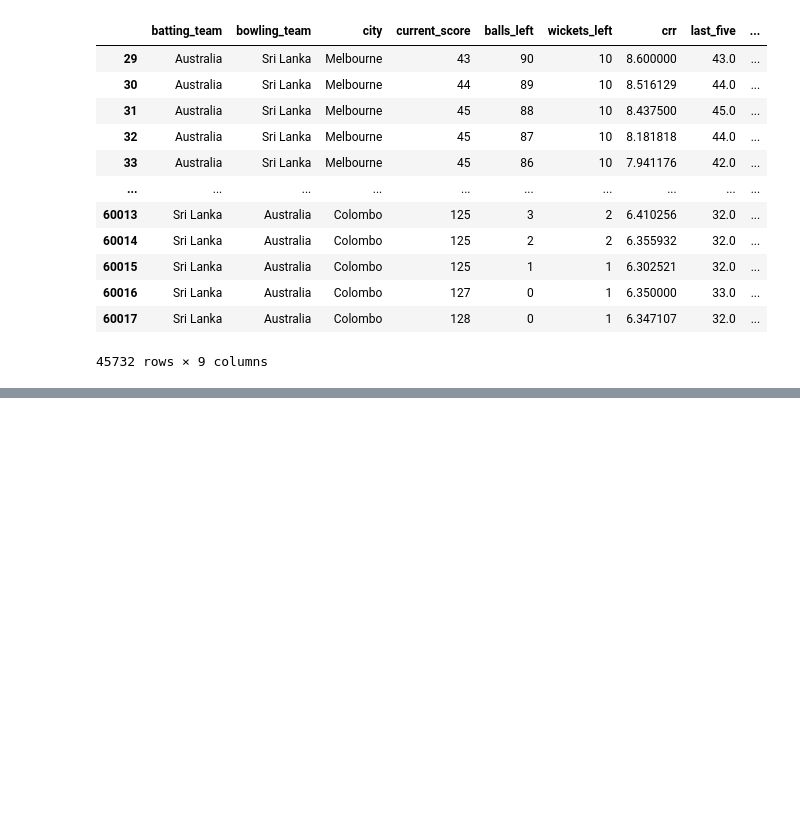
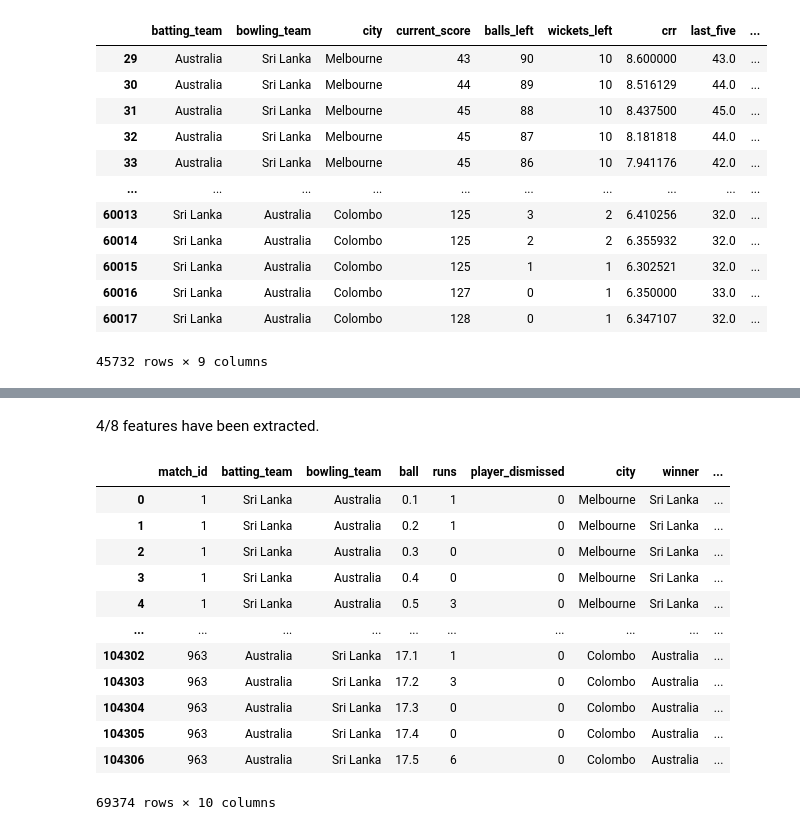
Before and after one commit to archit436/Cricket-T20-Score-Win-Predictor, a Jupyter notebook: feature_extraction.ipynb, the cells around one changed output, grey strips where cells are left out. Saved outputs shown, nothing was run; the diff lists cells and outputs as text; code cells hidden in the pictures; blank space fills up the shorter version.

```diff
--- a/feature_extraction.ipynb
+++ b/feature_extraction.ipynb
@@ -324,0 +435,27 @@ pickle.dump(final_df, open('dataset_level3_first_innings.pkl','wb'))
+# %% [markdown]
+4/8 features have been extracted.
+# %%
+# Now we focus on the balls left feature.
+# Start by splitting the data in 'ball' column into over and ball no.
+overs = df2['ball'].apply(lambda x:str(x).split(".")[0])
+ball_no = df2['ball'].apply(lambda x:str(x).split(".")[1])
+# We can use this computed data to now compute the balls left for every delivery line item.
+balls_bowled = (overs.astype('int')*6) + ball_no.astype('int') # No need to account for extras.
+balls_left = 120 - balls_bowled
+# Add this to the DataFrame
+df2.loc[:, 'balls_left'] = balls_left.apply(lambda x:0 if x<0 else x)
+df2
+# %% [output]
+|  | match_id | batting_team | bowling_team | ball | runs | player_dismissed | city | winner | ... |
+| 0 | 1 | Sri Lanka | Australia | 0.1 | 1 | 0 | Melbourne | Sri Lanka | ... |
+| 1 | 1 | Sri Lanka | Australia | 0.2 | 1 | 0 | Melbourne | Sri Lanka | ... |
+| 2 | 1 | Sri Lanka | Australia | 0.3 | 0 | 0 | Melbourne | Sri Lanka | ... |
+| 3 | 1 | Sri Lanka | Australia | 0.4 | 0 | 0 | Melbourne | Sri Lanka | ... |
+| 4 | 1 | Sri Lanka | Australia | 0.5 | 3 | 0 | Melbourne | Sri Lanka | ... |
+| ... | ... | ... | ... | ... | ... | ... | ... | ... | ... |
+| 104302 | 963 | Australia | Sri Lanka | 17.1 | 1 | 0 | Colombo | Australia | ... |
+| 104303 | 963 | Australia | Sri Lanka | 17.2 | 3 | 0 | Colombo | Australia | ... |
+| 104304 | 963 | Australia | Sri Lanka | 17.3 | 0 | 0 | Colombo | Australia | ... |
+| 104305 | 963 | Australia | Sri Lanka | 17.4 | 0 | 0 | Colombo | Australia | ... |
+| 104306 | 963 | Australia | Sri Lanka | 17.5 | 6 | 0 | Colombo | Australia | ... |
+69374 rows × 10 columns
```
Also changed, not shown: parts of 20 cells of this notebook, 2 other files.
